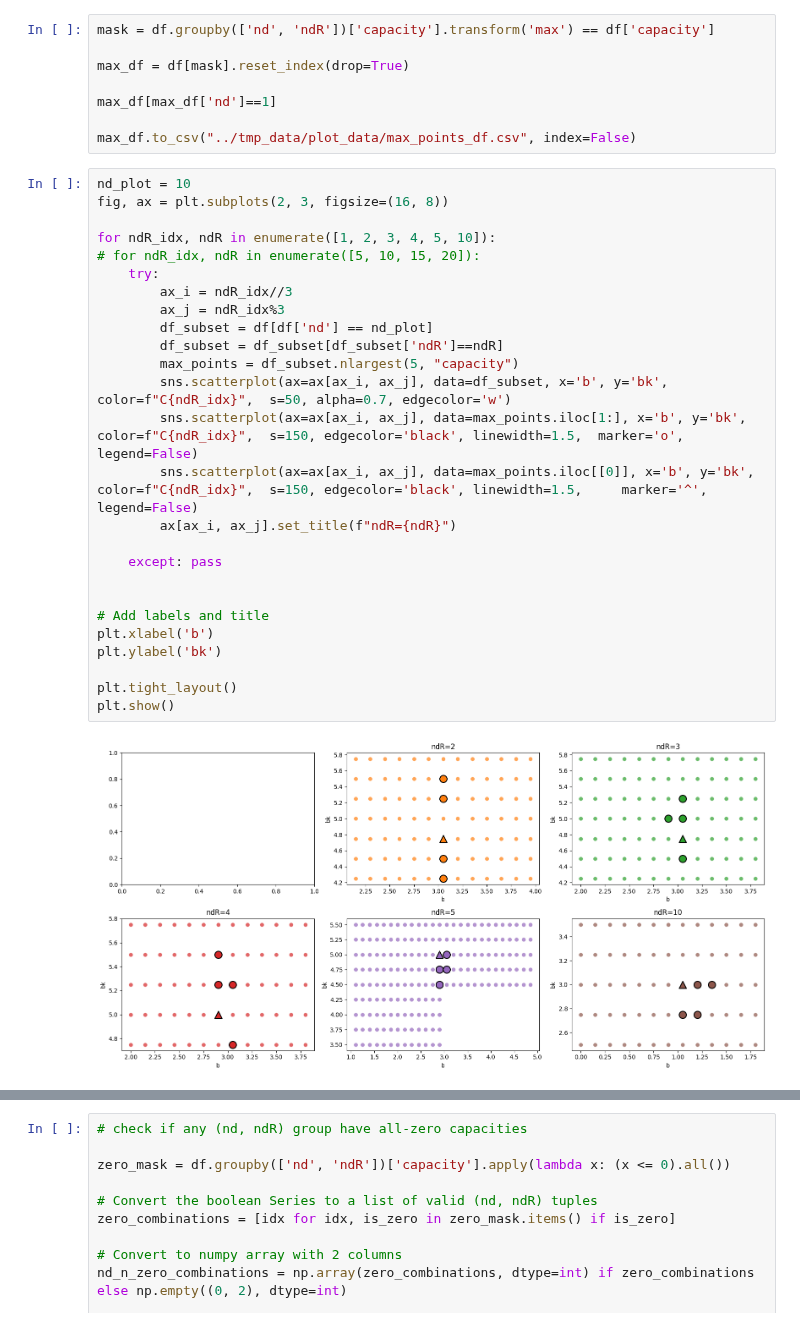
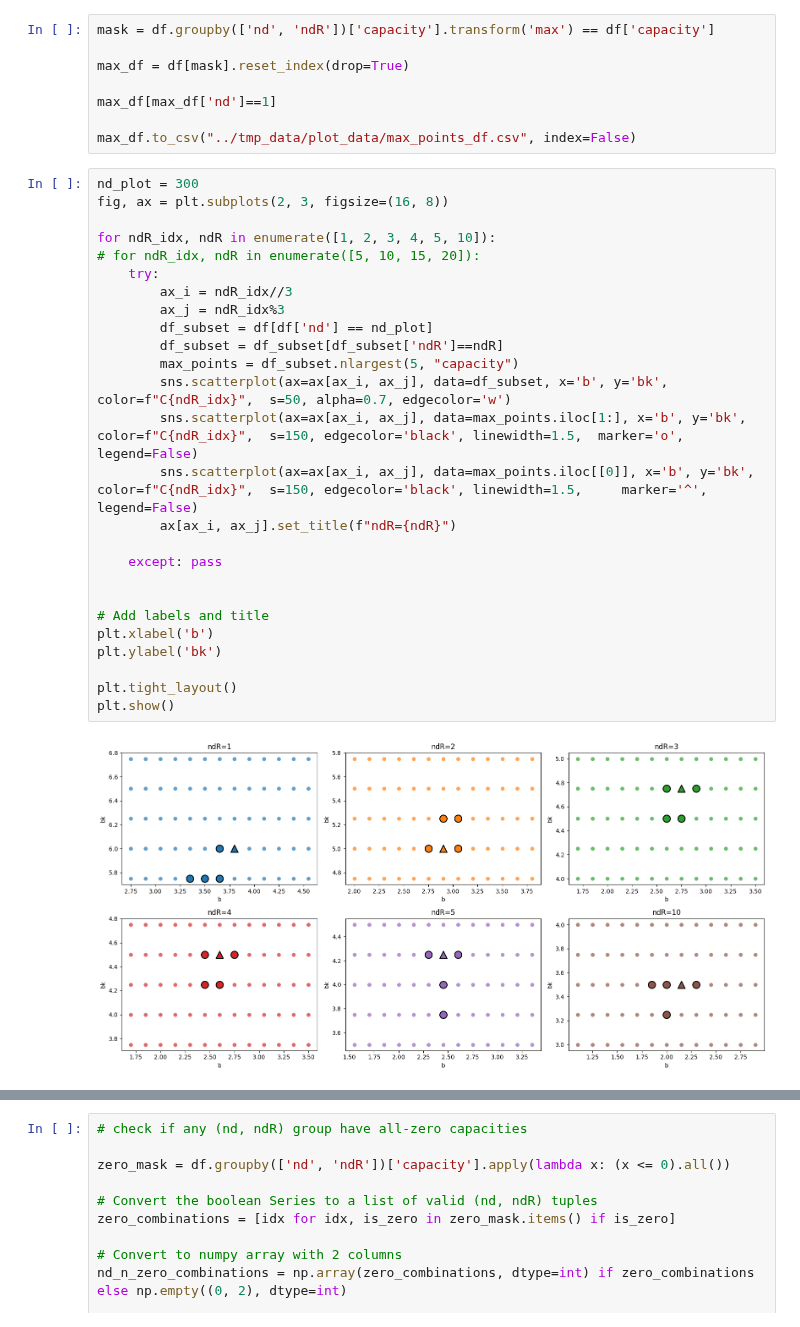
Before and after one commit to Cai-Fangxu/dendrite_familiarity_detection, a Jupyter notebook: common_data_processing/process_gridSearch_df.ipynb, the cells around one changed output, grey strips where cells are left out. Cells and saved outputs as stored; diff of their text form.

```diff
--- a/common_data_processing/process_gridSearch_df.ipynb
+++ b/common_data_processing/process_gridSearch_df.ipynb
@@ -31,33 +31,33 @@ max_df[max_df['nd']==1]
 
 max_df.to_csv("../tmp_data/plot_data/max_points_df.csv", index=False)
 # %%
-nd_plot = 10
+nd_plot = 300
 fig, ax = plt.subplots(2, 3, figsize=(16, 8))
 
 for ndR_idx, ndR in enumerate([1, 2, 3, 4, 5, 10]):
 # for ndR_idx, ndR in enumerate([5, 10, 15, 20]):
     try:
         ax_i = ndR_idx//3
         ax_j = ndR_idx%3
         df_subset = df[df['nd'] == nd_plot]
         df_subset = df_subset[df_subset['ndR']==ndR]
         max_points = df_subset.nlargest(5, "capacity")
         sns.scatterplot(ax=ax[ax_i, ax_j], data=df_subset, x='b', y='bk', color=f"C{ndR_idx}",  s=50, alpha=0.7, edgecolor='w')
         sns.scatterplot(ax=ax[ax_i, ax_j], data=max_points.iloc[1:], x='b', y='bk', color=f"C{ndR_idx}",  s=150, edgecolor='black', linewidth=1.5,  marker='o', legend=False)
         sns.scatterplot(ax=ax[ax_i, ax_j], data=max_points.iloc[[0]], x='b', y='bk', color=f"C{ndR_idx}",  s=150, edgecolor='black', linewidth=1.5,     marker='^', legend=False)
         ax[ax_i, ax_j].set_title(f"ndR={ndR}")
 
     except: pass
 
 
 # Add labels and title
 plt.xlabel('b')
 plt.ylabel('bk')
 
 plt.tight_layout()
 plt.show()
 # %% [output]
-[figure, old version]
+[figure, new version]
 # %%
 fig, ax = plt.subplots(2, 3, figsize=(16, 8))
 for ndR_idx, ndR in enumerate([1, 2, 3, 4, 5, 10]):
```
Also changed, not shown: parts of 9 cells of this notebook, 16 other files.
